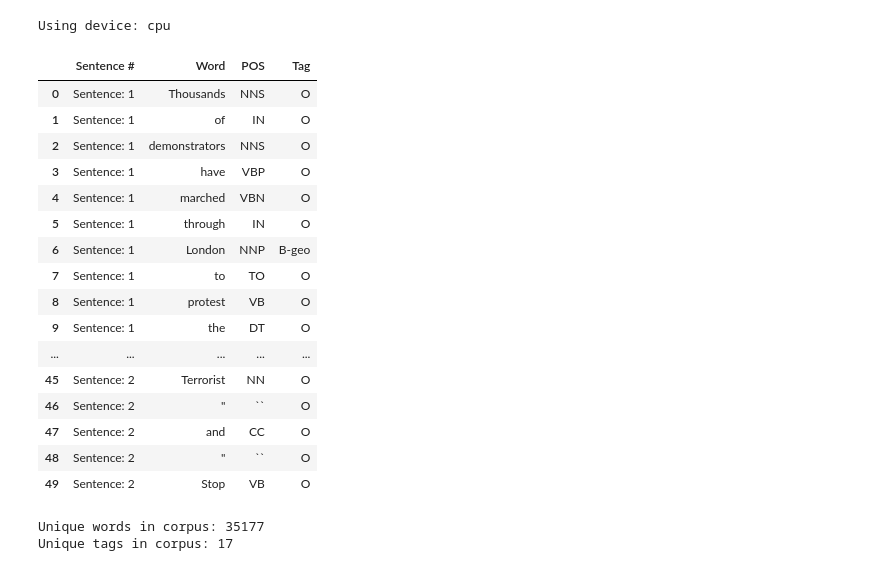
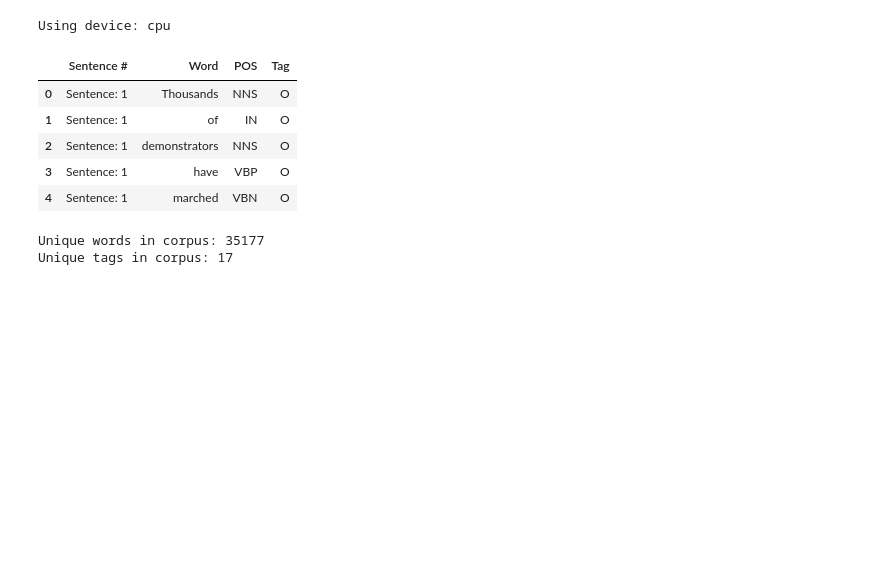
Before and after one commit to kihoe2007/NER-USING-LSTM, a Jupyter notebook: exp-06.ipynb, the cells around one changed output. Drawn from its saved outputs; the diff is of its cells as text; code cells hidden in the pictures; blank space fills up the shorter version.

```diff
--- a/exp-06.ipynb
+++ b/exp-06.ipynb
@@ -37,25 +37,14 @@ word2idx = {w: i + 1 for i, w in enumerate(words)}
 tag2idx = {t: i for i, t in enumerate(tags)}
 idx2tag = {i: t for t, i in tag2idx.items()}
 # %%
-data.head(50)
+data.head(5)
 # %% [output]
 |  | Sentence # | Word | POS | Tag |
 | 0 | Sentence: 1 | Thousands | NNS | O |
 | 1 | Sentence: 1 | of | IN | O |
 | 2 | Sentence: 1 | demonstrators | NNS | O |
 | 3 | Sentence: 1 | have | VBP | O |
 | 4 | Sentence: 1 | marched | VBN | O |
-| 5 | Sentence: 1 | through | IN | O |
-| 6 | Sentence: 1 | London | NNP | B-geo |
-| 7 | Sentence: 1 | to | TO | O |
-| 8 | Sentence: 1 | protest | VB | O |
-| 9 | Sentence: 1 | the | DT | O |
-| ... | ... | ... | ... | ... |
-| 45 | Sentence: 2 | Terrorist | NN | O |
-| 46 | Sentence: 2 | " | `` | O |
-| 47 | Sentence: 2 | and | CC | O |
-| 48 | Sentence: 2 | " | `` | O |
-| 49 | Sentence: 2 | Stop | VB | O |
 # %%
 print("Unique words in corpus:", data['Word'].nunique())
 print("Unique tags in corpus:", data['Tag'].nunique())
```
Also changed, not shown: parts of 4 cells of this notebook.
